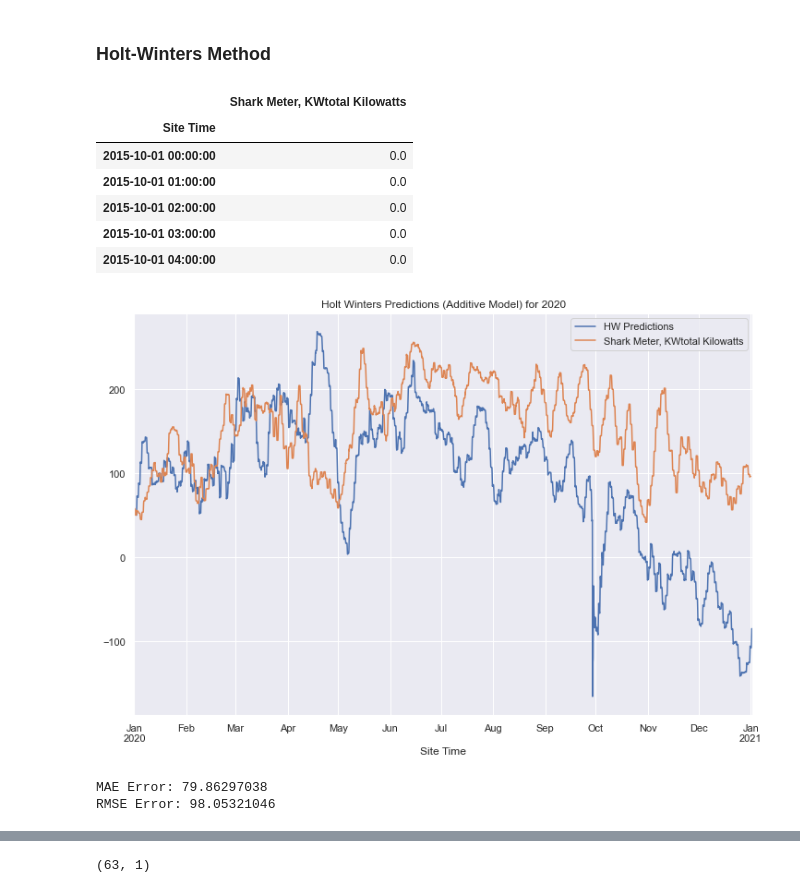
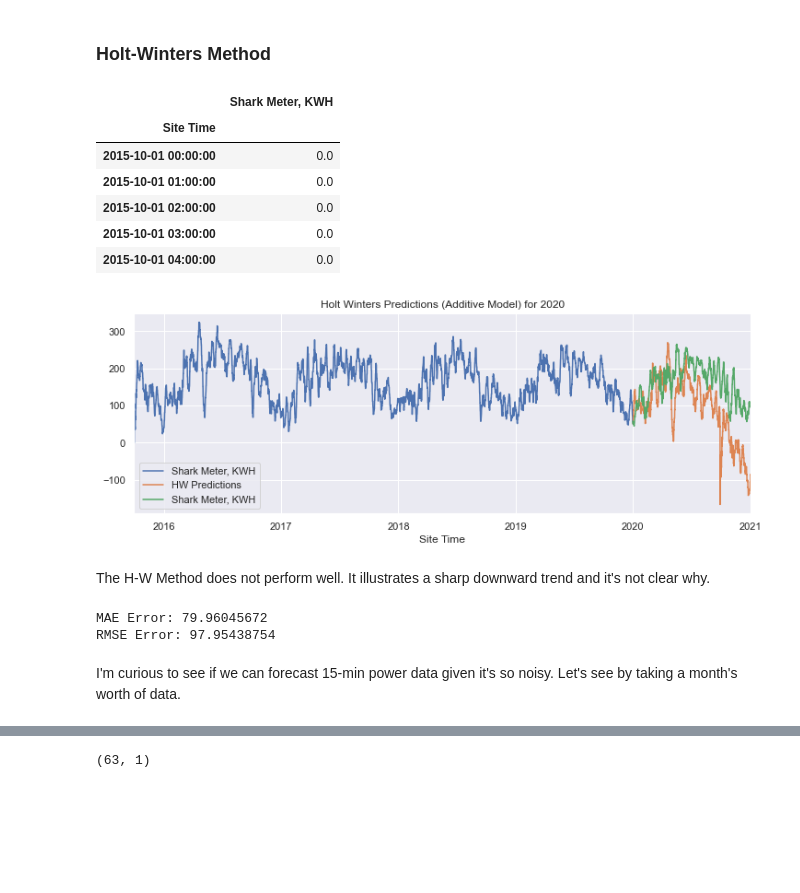
Before and after one commit to ruthcaswellsmith/Capstone---Solar-Energy, a Jupyter notebook: notebooks/Forecasting.ipynb, the cells around one changed output, grey strips where cells are left out. Saved outputs shown, nothing was run; the diff lists cells and outputs as text; code cells hidden in the pictures; blank space fills up the shorter version.

```diff
--- a/notebooks/Forecasting.ipynb
+++ b/notebooks/Forecasting.ipynb
@@ -43,6 +43,8 @@ DatetimeIndex(['2015-10-01 00:00:00', '2015-10-01 00:15:00',
 We're going to forecast energy output, so let's calcuate that on an hourly basis by summing the average power.
 # %%
 energy_hourly = df[['Shark Meter, KWtotal Kilowatts']].resample('H').sum()*.25
+# %%
+energy_hourly.columns= ['Shark Meter, KWH']
 # %%
 decomp = seasonal_decompose(energy_hourly, period=24*365, model = 'add')
 # %%
@@ -70,7 +72,7 @@ test = energy_hourly_rolling_7D .loc['2020-01-01':]
 # %%
 train.head()
 # %% [output]
-|  | Shark Meter, KWtotal Kilowatts |
+|  | Shark Meter, KWH |
 | Site Time |  |
 | 2015-10-01 00:00:00 | 0.0 |
 | 2015-10-01 01:00:00 | 0.0 |
@@ -87,16 +89,21 @@ start=len(train)
 end=len(train)+len(test)-1
 HW_preds = HW_model.predict(start=start, end=end).rename('HW Predictions')
 # %%
-ax = HW_preds.plot(figsize=(12,8),legend=True)
+ax = train.plot(figsize=(12,4),legend=True)
+HW_preds.plot(ax=ax, legend=True)
 test.plot(ax=ax, legend=True);
 plt.title('Holt Winters Predictions (Additive Model) for 2020');
 # %% [output]
-[figure, old version]
+[figure, new version]
+# %% [markdown]
+The H-W Method does not perform well. It illustrates a sharp downward trend and it's not clear why.
 # %%
 mae = mean_absolute_error(test, HW_preds)
 print(f'MAE Error: {mae:11.10}')
 rmse = np.sqrt(mean_squared_error(test, HW_preds))
 print(f'RMSE Error: {rmse:11.10}')
 # %% [output]
-MAE Error: 79.86297038
-RMSE Error: 98.05321046
+MAE Error: 79.96045672
+RMSE Error: 97.95438754
+# %% [markdown]
+I'm curious to see if we can forecast 15-min power data given it's so noisy.  Let's see by taking a month's worth of data.
```
Also changed, not shown: parts of 40 cells of this notebook, 4 other files.
